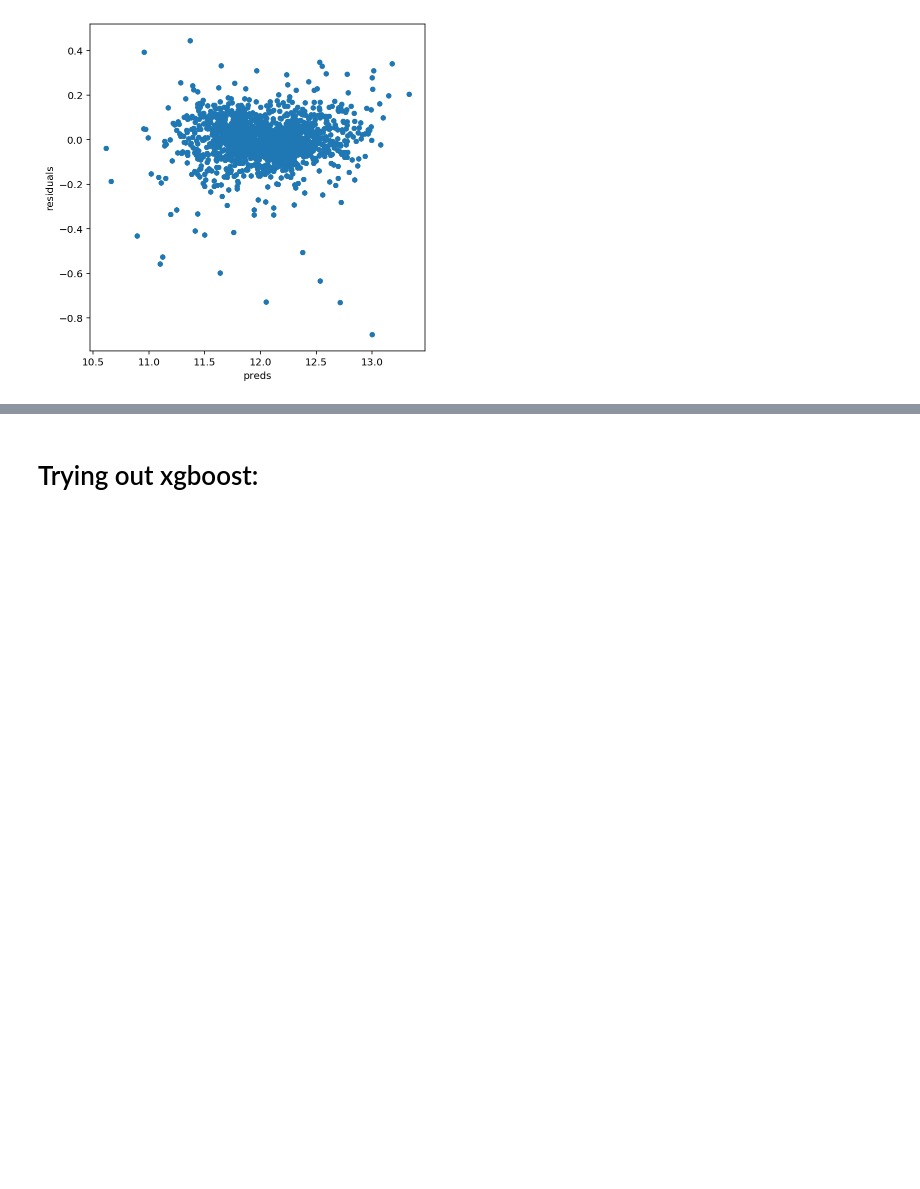
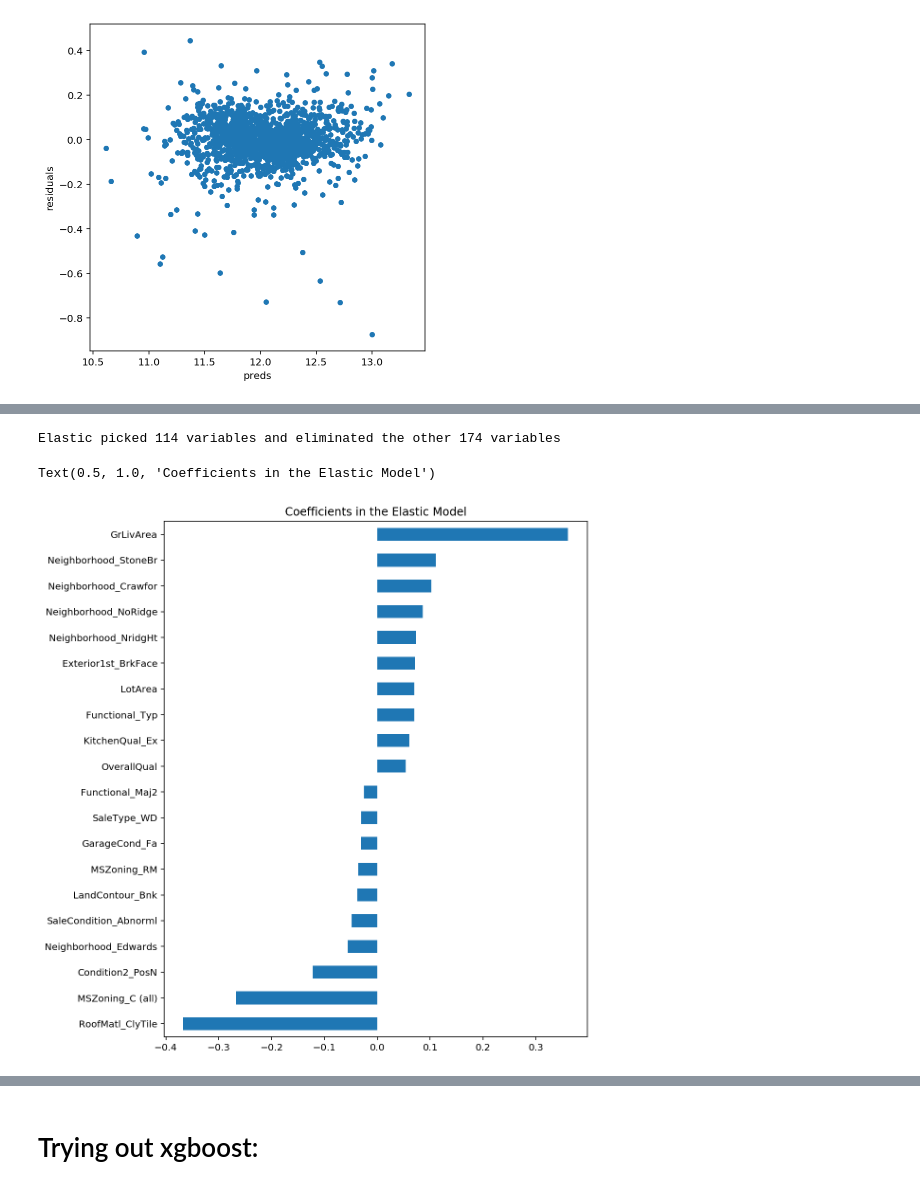
Before and after one commit to westonkl/Housing-Price-Prediction, a Jupyter notebook: Housing Regressions.ipynb, the cells around one changed output, grey strips where cells are left out. Saved outputs shown, nothing was run; the diff lists cells and outputs as text; code cells hidden in the pictures; blank space fills up the shorter version.

Commit message:
Used elastic model to improve score

```diff
--- a/Housing Regressions.ipynb
+++ b/Housing Regressions.ipynb
@@ -161,0 +164,2 @@ preds.plot(x = "preds", y = "residuals",kind = "scatter")
+# %%
+model_elastic = ElasticNetCV(alphas = [1, 0.1, 0.001, 0.0005]).fit(X_train, y)
@@ -161,0 +176,16 @@ preds.plot(x = "preds", y = "residuals",kind = "scatter")
+# %%
+ecoef = pd.Series(model_elastic.coef_, index = X_train.columns)
+print("Elastic picked " + str(sum(ecoef != 0)) + " variables and eliminated the other " +  str(sum(ecoef == 0)) + " variables")
+# %% [output]
+Elastic picked 114 variables and eliminated the other 174 variables
+# %%
+#finding the most impactful coefficients (pos and neg)
+imp_Ecoef = pd.concat([ecoef.sort_values().head(10),
+                     ecoef.sort_values().tail(10)])
+
+matplotlib.rcParams['figure.figsize'] = (8.0, 10.0)
+imp_Ecoef.plot(kind = "barh")
+plt.title("Coefficients in the Elastic Model")
+# %% [output]
+Text(0.5, 1.0, 'Coefficients in the Elastic Model')
+[figure, added]
```
Also changed, not shown: parts of 12 cells of this notebook.
